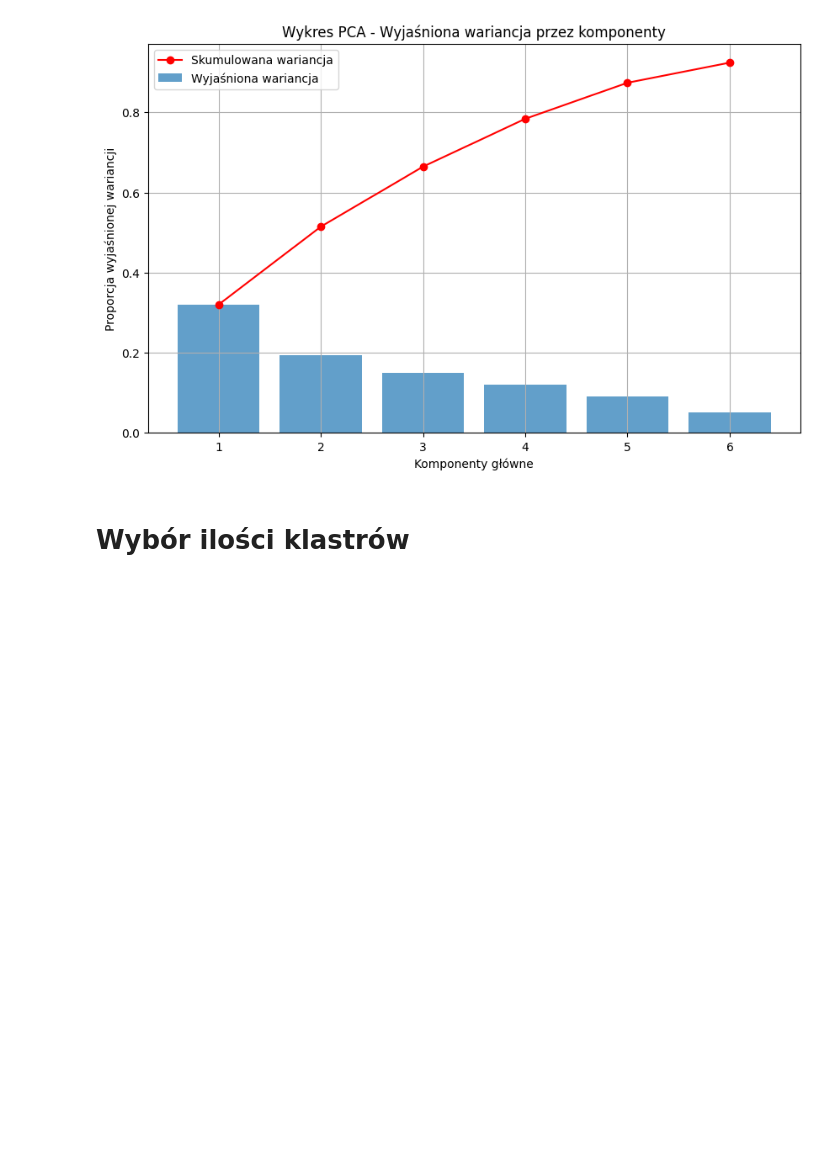
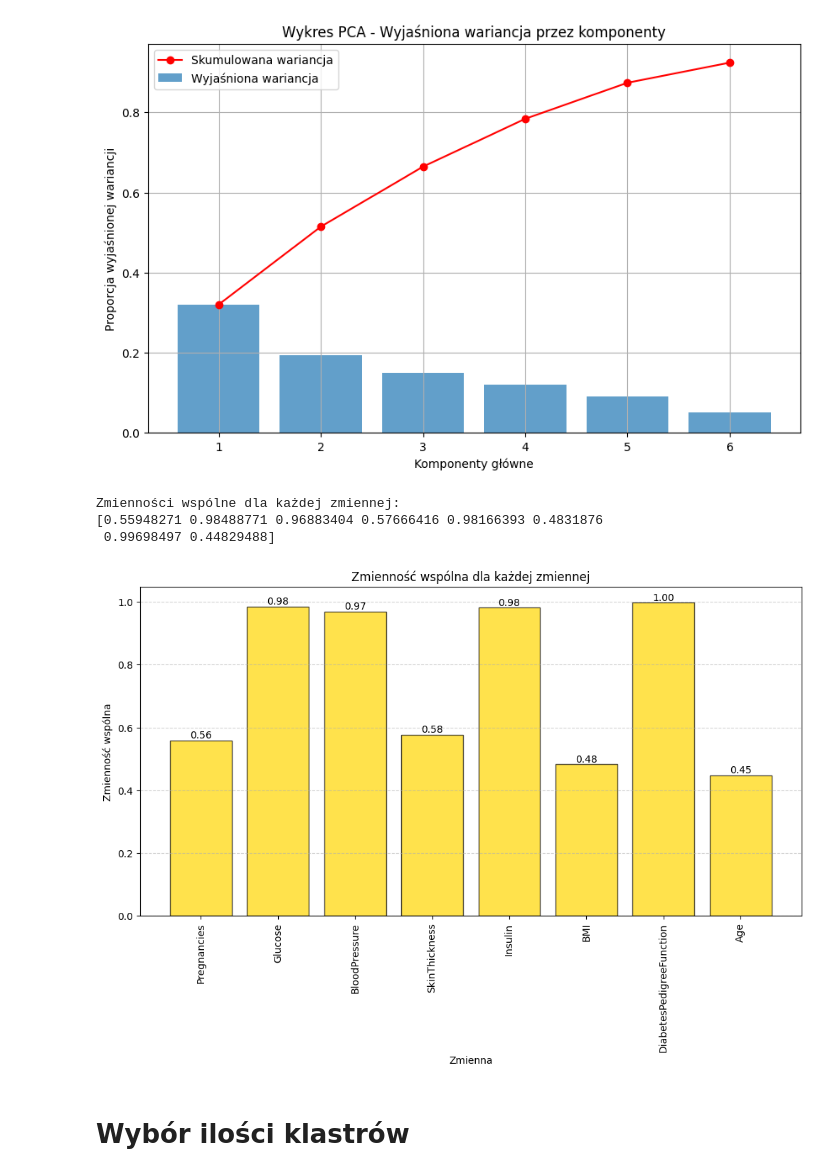
Before and after one commit to Gipsonek123/Projekt-algorytmy_eksploracji_danych, a Jupyter notebook: Projekt.ipynb, the cells around one changed output. Drawn from its saved outputs; the diff is of its cells as text; code cells hidden in the pictures; blank space fills up the shorter version.

Commit message:
Calculate communalities and show result on bar plot

```diff
--- a/Projekt.ipynb
+++ b/Projekt.ipynb
@@ -241,6 +241,31 @@ plt.grid(True)
 plt.show()
 # %% [output]
 [figure]
+# %%
+loadings = pca.components_.T
+communalities = np.sum(loadings**2, axis=1)
+print("Zmienności wspólne dla każdej zmiennej:")
+print(communalities)
+# %% [output]
+Zmienności wspólne dla każdej zmiennej:
+[0.55948271 0.98488771 0.96883404 0.57666416 0.98166393 0.4831876
+ 0.99698497 0.44829488]
+# %%
+plt.figure(figsize=(12, 6))
+bars = plt.bar(list(df.columns[0:8]), communalities, color="gold", edgecolor="black", alpha=0.7, label='Zmienność wspólna')
+
+for bar in bars:
+    height = bar.get_height()
+    plt.text(bar.get_x() + bar.get_width() / 2, height, f'{height:.2f}', ha='center', va='bottom', fontsize=10)
+
+plt.xticks(rotation ='vertical')
+plt.xlabel('Zmienna')
+plt.ylabel('Zmienność wspólna')
+plt.title('Zmienność wspólna dla każdej zmiennej')
+plt.grid(axis='y', linestyle='--', alpha=0.6)
+plt.show()
+# %% [output]
+[figure, added]
 # %% [markdown]
 <h1>Wybór ilości klastrów</h1>
 # %%
```
Also changed, not shown: parts of 4 cells of this notebook.
